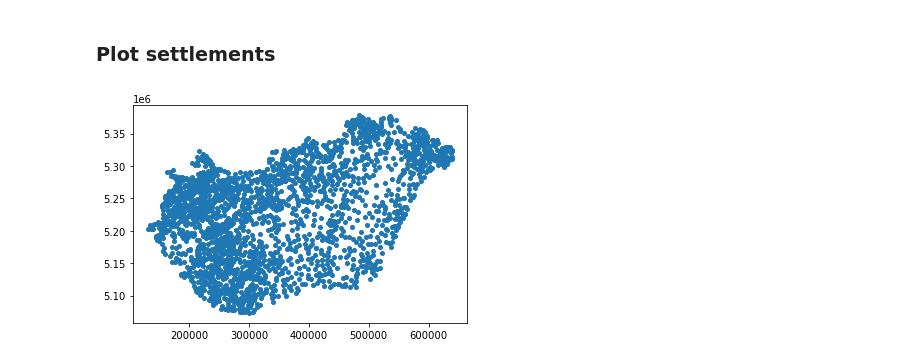
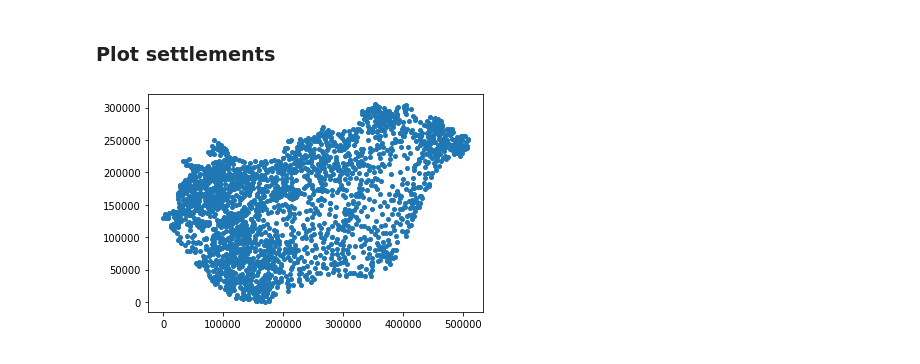
Before and after one commit to csomarita/CovidSimulation, a Jupyter notebook: main.ipynb, the cells around one changed output. Saved outputs shown, nothing was run; the diff lists cells and outputs as text; code cells hidden in the pictures.

```diff
--- a/main.ipynb
+++ b/main.ipynb
@@ -6,9 +6,9 @@ import matplotlib.pyplot as plt
 # %% [markdown]
 ### Load data
 # %%
-settlements = pandas.concat(
+settlements = pd.concat(
     map(
-        pandas.read_csv,
+        pd.read_csv,
         [
             'datasets/towns.csv',
             'datasets/cities.csv',
@@ -64,7 +73,7 @@ settlements['y'] = [ y - ymin for y in ys ]
 # %% [markdown]
 ### Plot settlements
 # %%
-plt.plot(xs, ys, 'o', markersize = 4)
+plt.plot(settlements.x, settlements.y, 'o', markersize = 4)
 plt.show()
 # %% [output]
-[figure, old version]
+[figure, new version]
```
Also changed, not shown: parts of 4 cells of this notebook.
